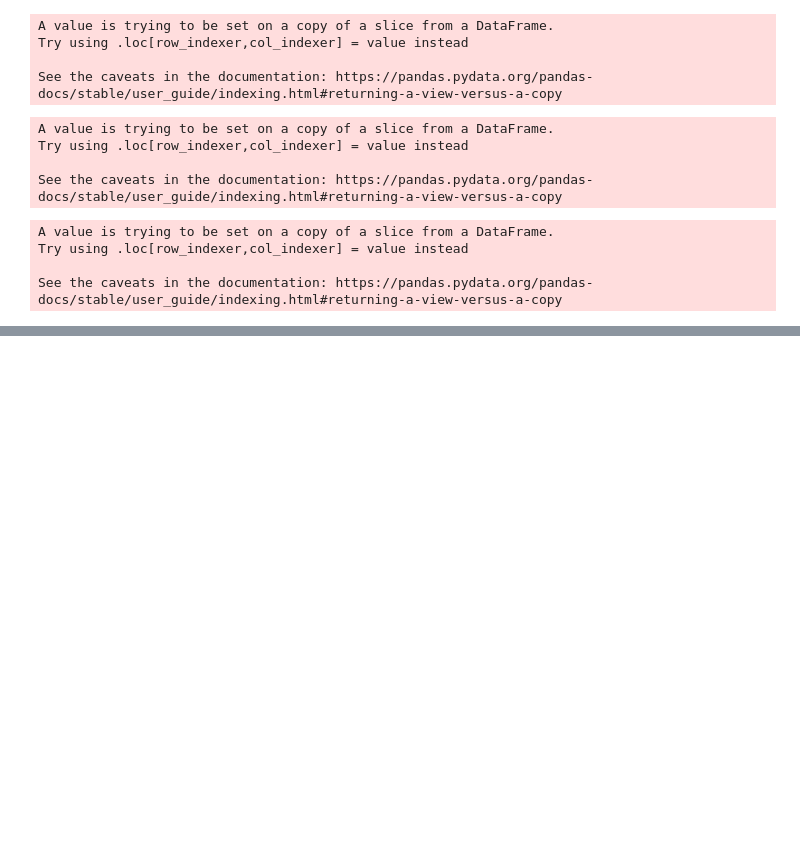
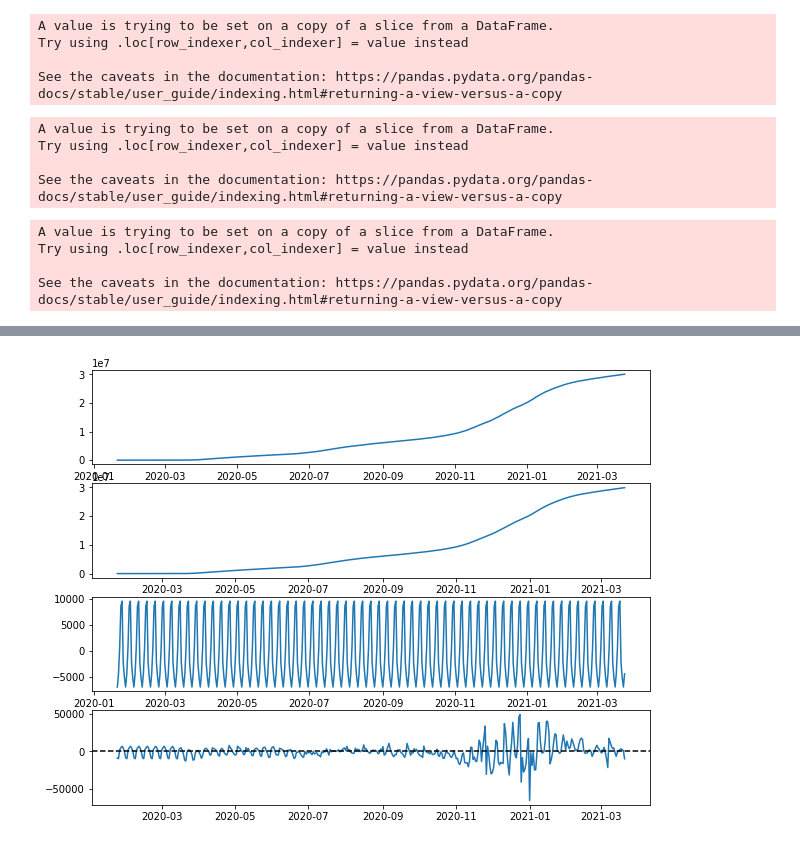
Before and after one commit to RicardoPreto/Covid-19_USA, a Jupyter notebook: Covid_19_USA.ipynb, the cells around one changed output, grey strips where cells are left out. Saved outputs shown, nothing was run; the diff lists cells and outputs as text; code cells hidden in the pictures; blank space fills up the shorter version.

```diff
--- a/Covid_19_USA.ipynb
+++ b/Covid_19_USA.ipynb
@@ -253,0 +258,31 @@ print(taxmorte_tx)
+# %%
+    # Primeiro, com os casos
+casos_eua = database.casos
+casos_eua.index = database.data
+casos_ca = ca.casos
+casos_ca.index = ca.data
+casos_fl = fl.casos
+casos_fl.index = fl.data
+casos_ny = ny.casos
+casos_ny.index = ny.data
+casos_tx = tx.casos
+casos_tx.index = tx.data
+# %%
+    #Fazer a decomposição
+dec_eua = seasonal_decompose(casos_eua)
+dec_ca = seasonal_decompose(casos_ca)
+dec_fl = seasonal_decompose(casos_fl)
+dec_ny = seasonal_decompose(casos_fl)
+dec_tx = seasonal_decompose(casos_tx)
+# %%
+    # Trabalhar primeiro com os dados dos EUA
+fig, (ax1, ax2, ax3, ax4) = plt.subplots(4, 1, figsize=(10,8))
+
+ax1.plot(dec_eua.observed) # Observados
+ax2.plot(dec_eua.trend) # Tendência
+ax3.plot(dec_eua.seasonal) # Sazonalidade
+ax4.plot(casos_eua.index, dec_eua.resid) # Ruído
+ax4.axhline(0, linestyle='dashed', c='black')
+plt.show()
+# %% [output]
+[figure, added]
```
Also changed, not shown: parts of 12 cells of this notebook.
